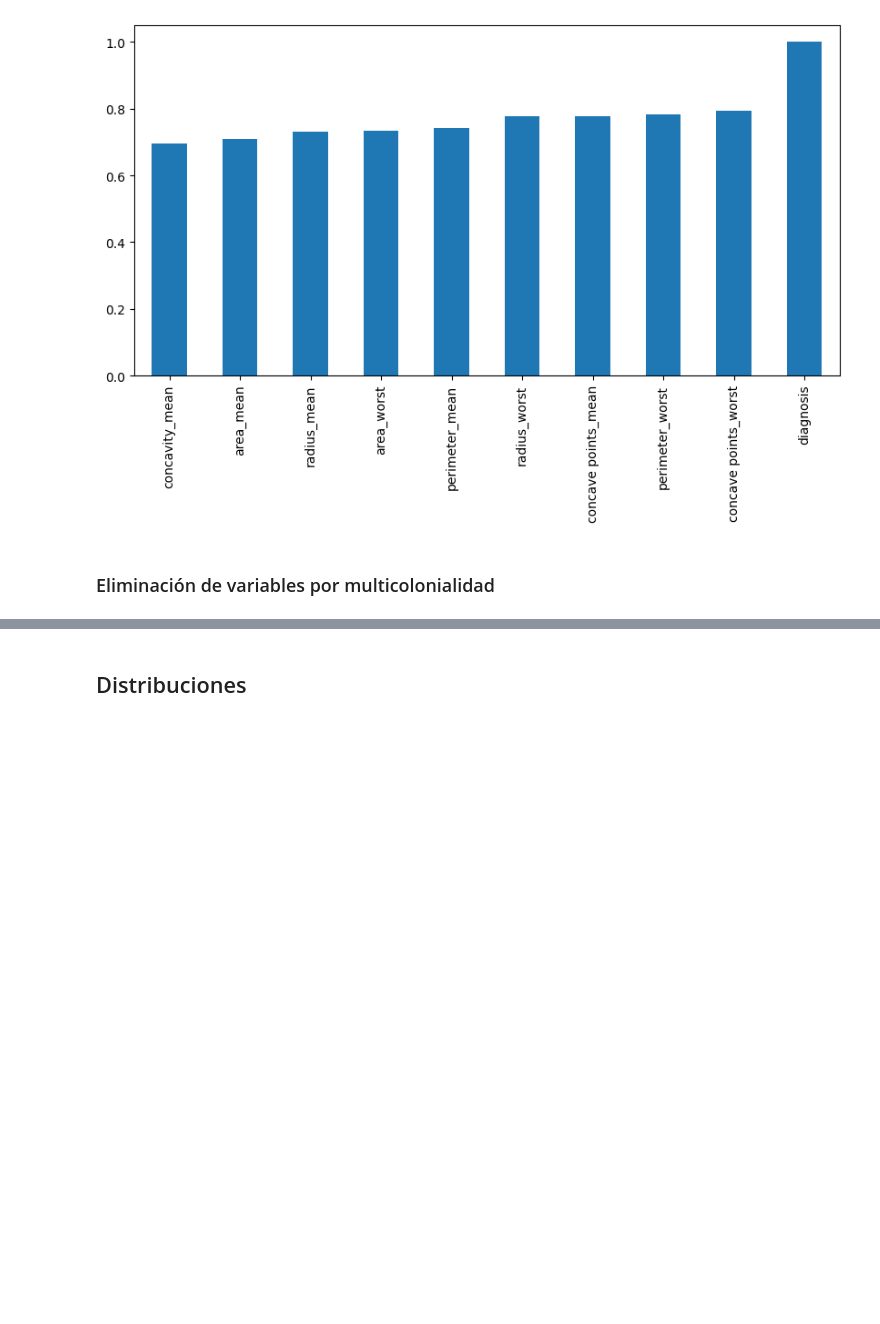
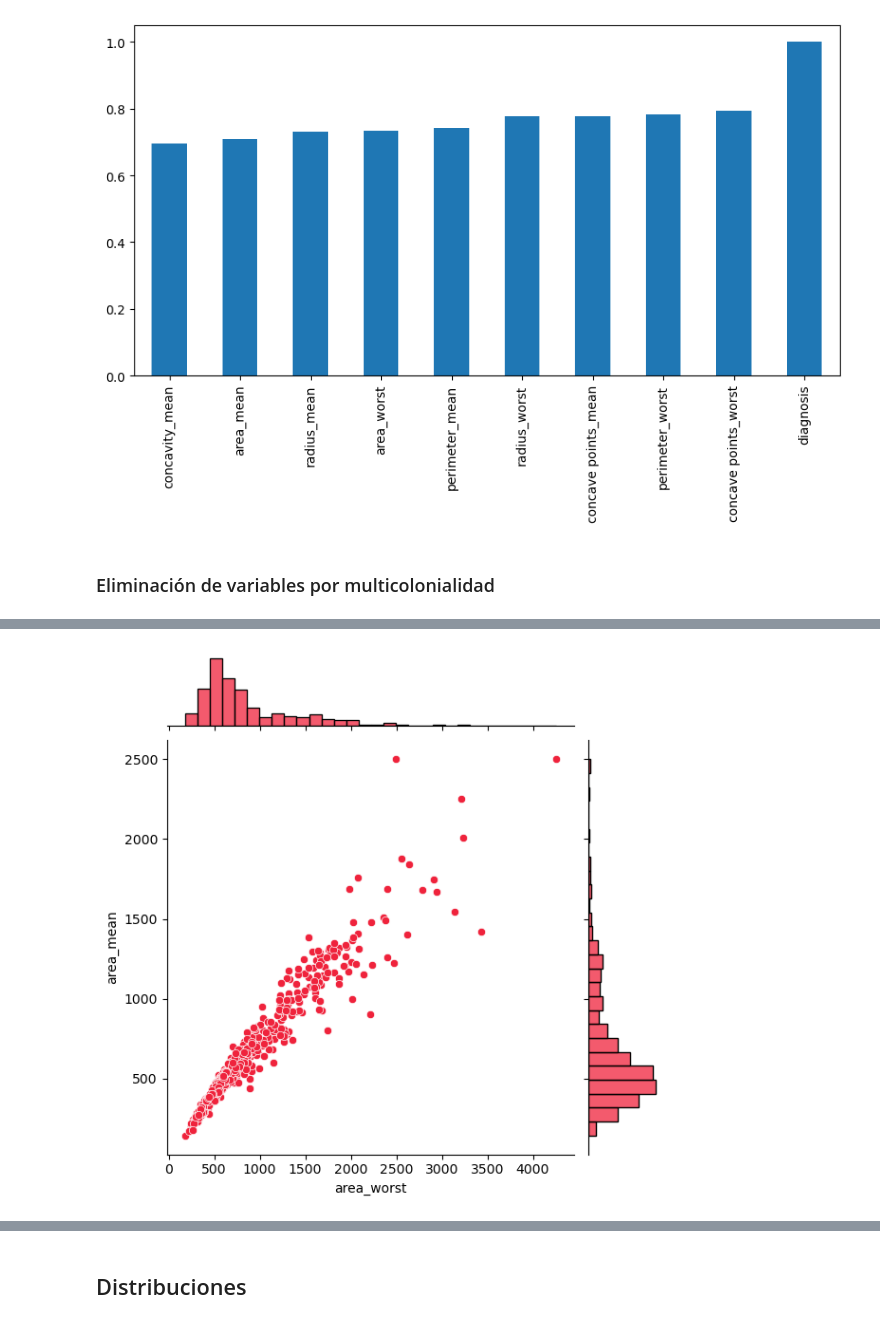
Before and after one commit to giraljv/Bc_logistic_regresion, a Jupyter notebook: breast_cancer.ipynb, the cells around one changed output, grey strips where cells are left out. Cells and saved outputs as stored; diff of their text form; code cells hidden in the pictures; blank space fills up the shorter version.

```diff
--- a/breast_cancer.ipynb
+++ b/breast_cancer.ipynb
@@ -171,3 +189,8 @@ plt.show()
+# %%
+sns.jointplot(df,x='area_worst',y='area_mean',color="#ef233c")
+plt.show()
+# %% [output]
+[figure, added]
 # %%
 df_2 = df.copy()
 df_2.drop(['perimeter_worst','area_worst'],axis=1,inplace=True)
```
Also changed, not shown: parts of 27 cells of this notebook.
